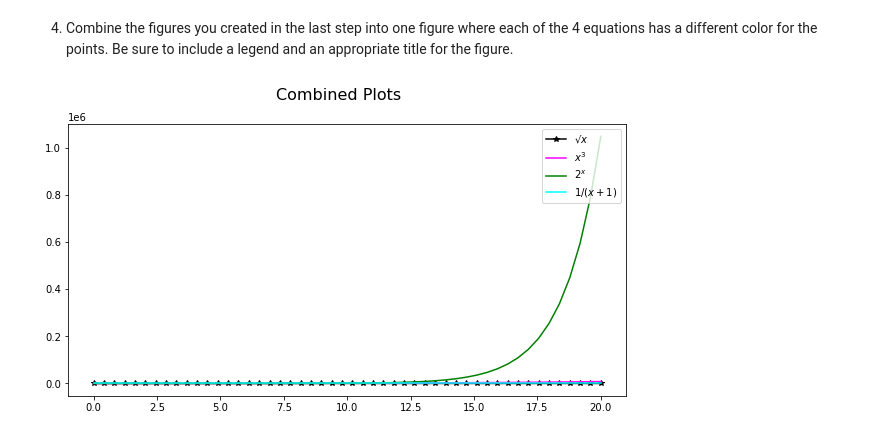
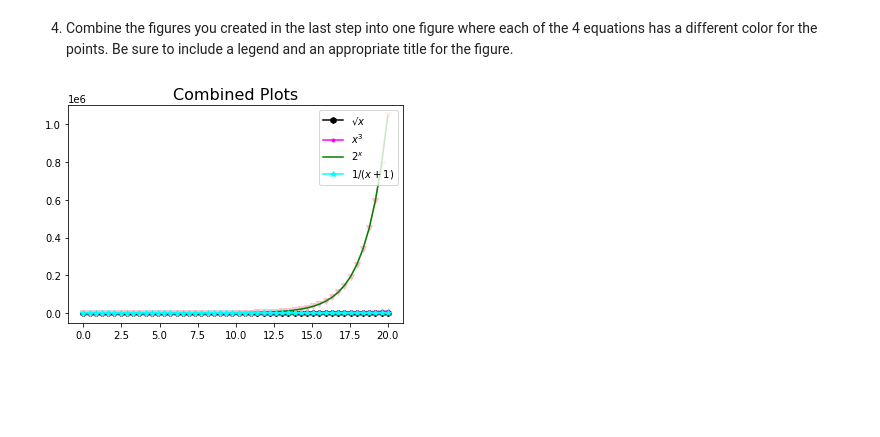
Before and after one commit to LinhQuach13/numpy-pandas-visualization-exercises, a Jupyter notebook: matplotlib_exercises.ipynb, the cells around one changed output. Saved outputs shown, nothing was run; the diff lists cells and outputs as text; code cells hidden in the pictures; blank space fills up the shorter version.

```diff
--- a/matplotlib_exercises.ipynb
+++ b/matplotlib_exercises.ipynb
@@ -131,19 +133,34 @@ plt.show()
 # %% [markdown]
 4. Combine the figures you created in the last step into one figure where each of the 4 equations has a different color for the points. Be sure to include a legend and an appropriate title for the figure.
 # %%
-plt.figure(figsize=(10, 5))
+plt.figure(figsize=(6, 4))
+x = np.linspace(0, 20, 50)
 
-plt.plot(x, y, marker = '*', c='black', label='$√x$')
-plt.plot(a, b, c='fuchsia', label='$x^3$')
-plt.plot(d, e, c='green', label='$2^x$')
-plt.plot(f, g, c='cyan', label='$1/(x+1)$')
+y1 = x**(0.5)
+plt.plot(x, y1, marker = 'h', c='black', label='$√x$')
 
 
-plt.suptitle('Combined Plots', fontsize = 16)
+y2 = x**3
+plt.plot(x, y2, c='green')
+plt.plot(x, y2, marker = '.', c='fuchsia', label='$x^3$')
+
+y3 = 2**x
+plt.plot(x, y3, marker = 'v',  c= 'pink')
+plt.plot(x, y3, c='green', label='$2^x$')
+
+
+
+y4 = 1/(x+1)
+plt.plot(x, y4)
+plt.plot(x, y4, marker = '*', c='cyan', label='$1/(x+1)$')
+
+
+
+plt.title('Combined Plots', fontsize = 16)
 plt.legend(loc='upper right')
 
 
 
 plt.show()
 # %% [output]
-[figure, old version]
+[figure, new version]
```
Also changed, not shown: parts of 6 cells of this notebook.
